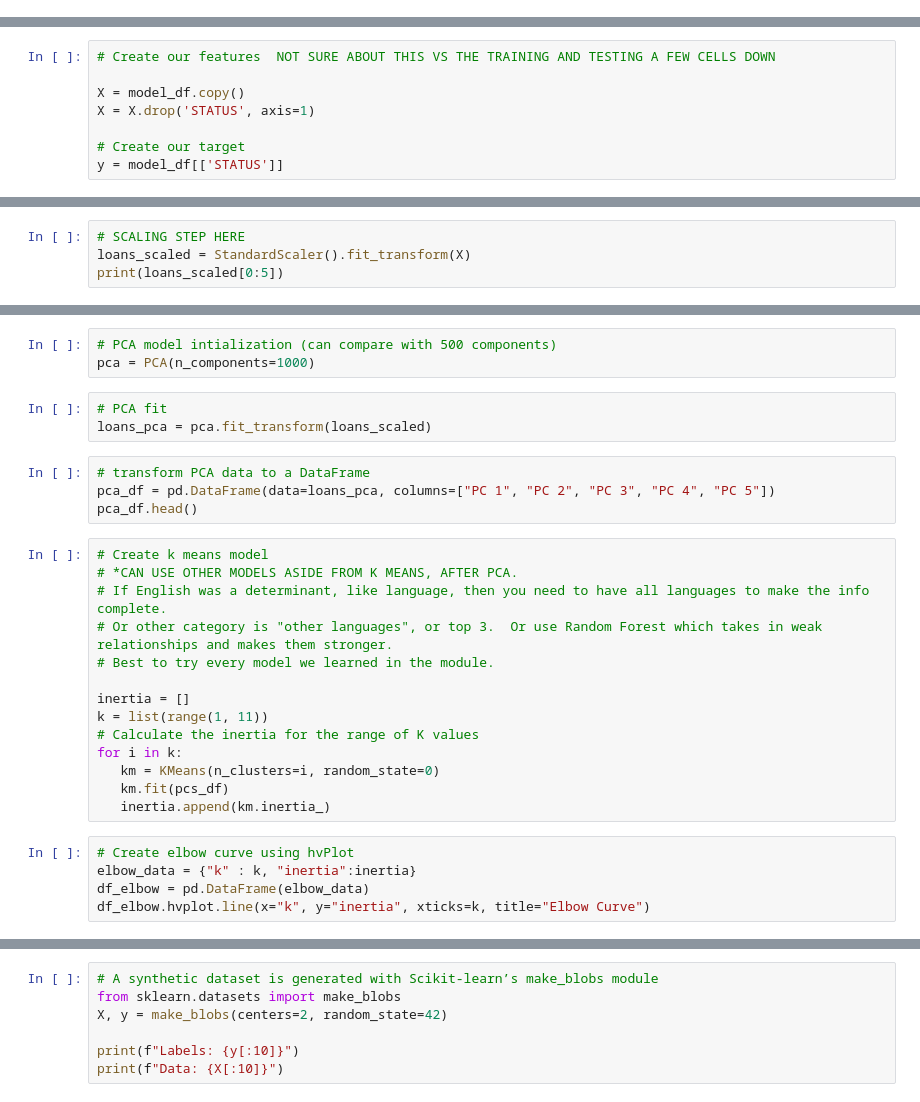
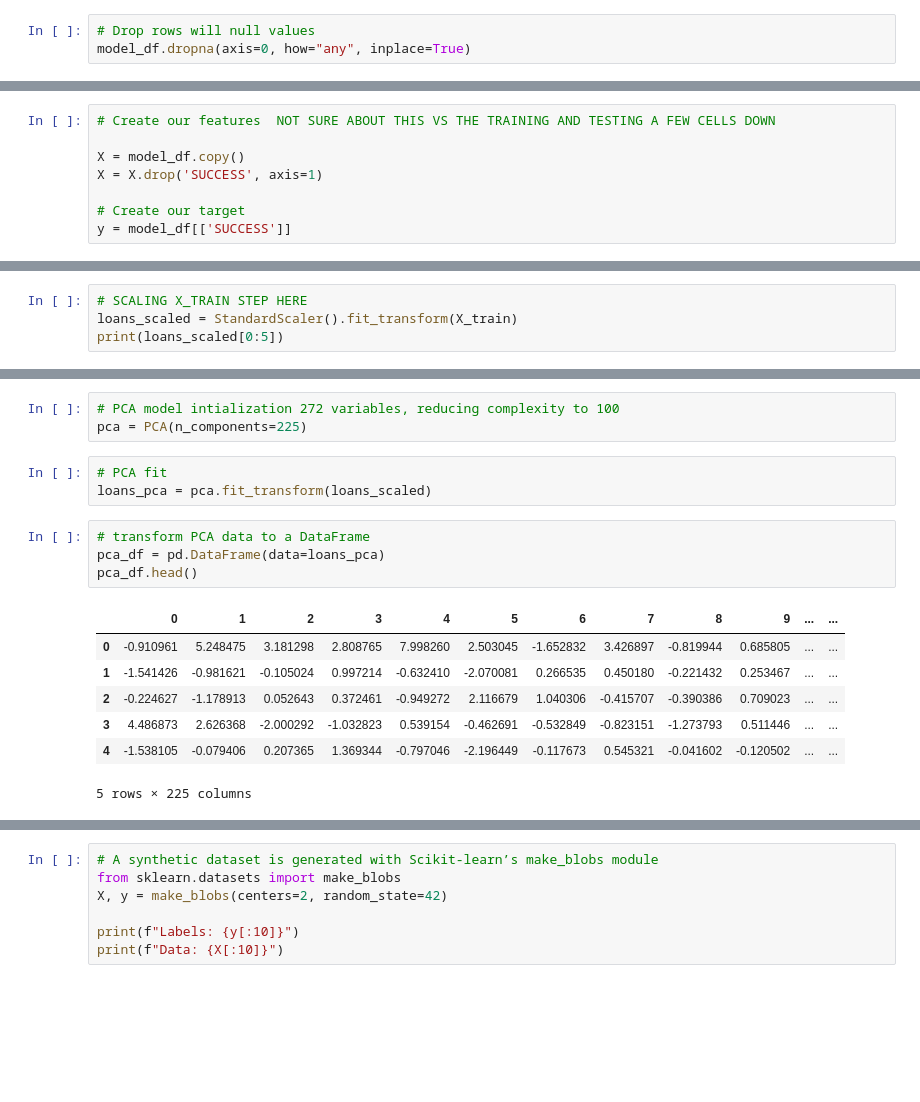
Before and after one commit to emmysobieski/TeamPySpark, a Jupyter notebook: TeamPySpark_ML_Models.ipynb, the cells around one changed output, grey strips where cells are left out. Saved outputs shown, nothing was run; the diff lists cells and outputs as text; blank space fills up the shorter version.

Commit message:
Data ready for ML models and ML models loaded

```diff
--- a/TeamPySpark_ML_Models.ipynb
+++ b/TeamPySpark_ML_Models.ipynb
@@ -376,0 +522,3 @@ model_df = loans_df.sample(frac =.01)
+# %%
+# Drop rows will null values
+model_df.dropna(axis=0, how="any", inplace=True)
@@ -382,8 +540,8 @@ For logistic regression, our binary classification is that a successful borrowin
 # Create our features  NOT SURE ABOUT THIS VS THE TRAINING AND TESTING A FEW CELLS DOWN
 
 X = model_df.copy()
-X = X.drop('STATUS', axis=1)
+X = X.drop('SUCCESS', axis=1)
 
 # Create our target
-y = model_df[['STATUS']]
+y = model_df[['SUCCESS']]
 # %%
@@ -409,4 +606,4 @@ X.head()
 # %%
-# SCALING STEP HERE
-loans_scaled = StandardScaler().fit_transform(X)
+# SCALING X_TRAIN STEP HERE
+loans_scaled = StandardScaler().fit_transform(X_train)
 print(loans_scaled[0:5])
@@ -413,29 +636,18 @@ print(loans_scaled[0:5])
 # %%
-# PCA model intialization (can compare with 500 components)
-pca = PCA(n_components=1000)
+# PCA model intialization 272 variables, reducing complexity to 100
+pca = PCA(n_components=225)
 # %%
 # PCA fit
 loans_pca = pca.fit_transform(loans_scaled)
 # %%
 # transform PCA data to a DataFrame
-pca_df = pd.DataFrame(data=loans_pca, columns=["PC 1", "PC 2", "PC 3", "PC 4", "PC 5"])
+pca_df = pd.DataFrame(data=loans_pca)
 pca_df.head()
+# %% [output]
+|  | 0 | 1 | 2 | 3 | 4 | 5 | 6 | 7 | 8 | 9 | ... | ... |
+| 0 | -0.910961 | 5.248475 | 3.181298 | 2.808765 | 7.998260 | 2.503045 | -1.652832 | 3.426897 | -0.819944 | 0.685805 | ... | ... |
+| 1 | -1.541426 | -0.981621 | -0.105024 | 0.997214 | -0.632410 | -2.070081 | 0.266535 | 0.450180 | -0.221432 | 0.253467 | ... | ... |
+| 2 | -0.224627 | -1.178913 | 0.052643 | 0.372461 | -0.949272 | 2.116679 | 1.040306 | -0.415707 | -0.390386 | 0.709023 | ... | ... |
+| 3 | 4.486873 | 2.626368 | -2.000292 | -1.032823 | 0.539154 | -0.462691 | -0.532849 | -0.823151 | -1.273793 | 0.511446 | ... | ... |
+| 4 | -1.538105 | -0.079406 | 0.207365 | 1.369344 | -0.797046 | -2.196449 | -0.117673 | 0.545321 | -0.041602 | -0.120502 | ... | ... |
+5 rows × 225 columns
-# %%
-# Create k means model
-# *CAN USE OTHER MODELS ASIDE FROM K MEANS, AFTER PCA.
-# If English was a determinant, like language, then you need to have all languages to make the info complete.
-# Or other category is "other languages", or top 3.  Or use Random Forest which takes in weak relationships and makes them stronger.
-# Best to try every model we learned in the module.
-
-inertia = []
-k = list(range(1, 11))
-# Calculate the inertia for the range of K values
-for i in k:
-   km = KMeans(n_clusters=i, random_state=0)
-   km.fit(pcs_df)
-   inertia.append(km.inertia_)
-# %%
-# Create elbow curve using hvPlot
-elbow_data = {"k" : k, "inertia":inertia}
-df_elbow = pd.DataFrame(elbow_data)
-df_elbow.hvplot.line(x="k", y="inertia", xticks=k, title="Elbow Curve")
```
Also changed, not shown: parts of 44 cells of this notebook.
